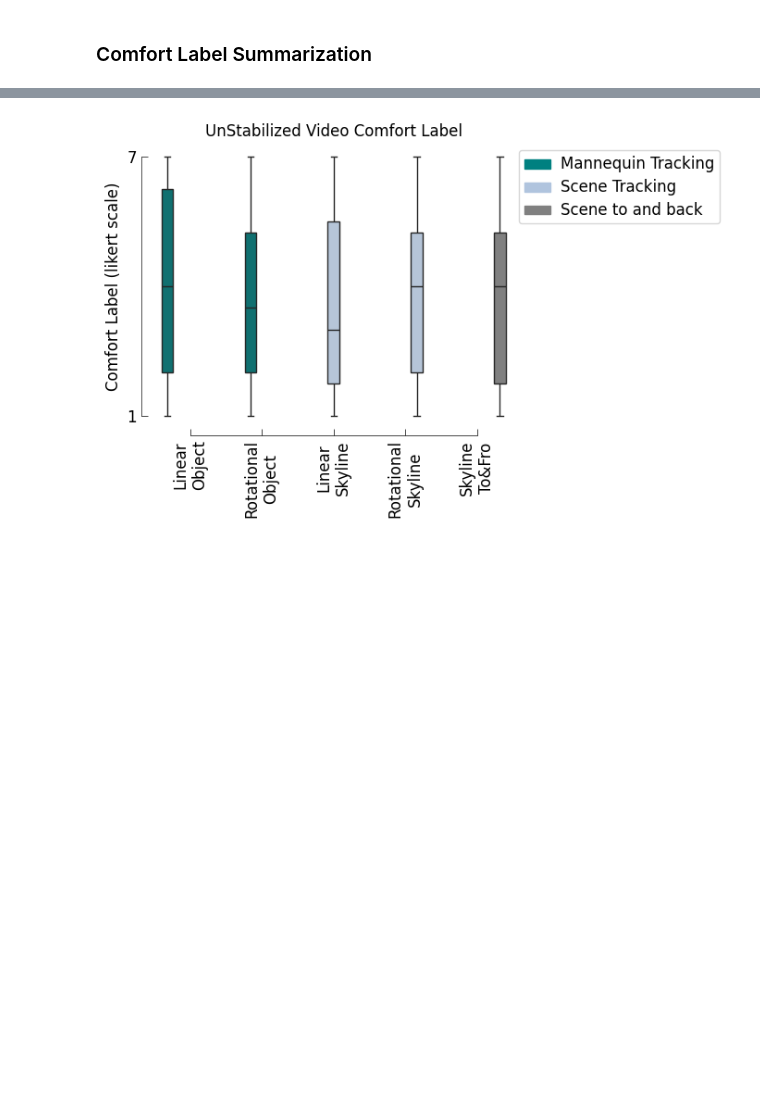
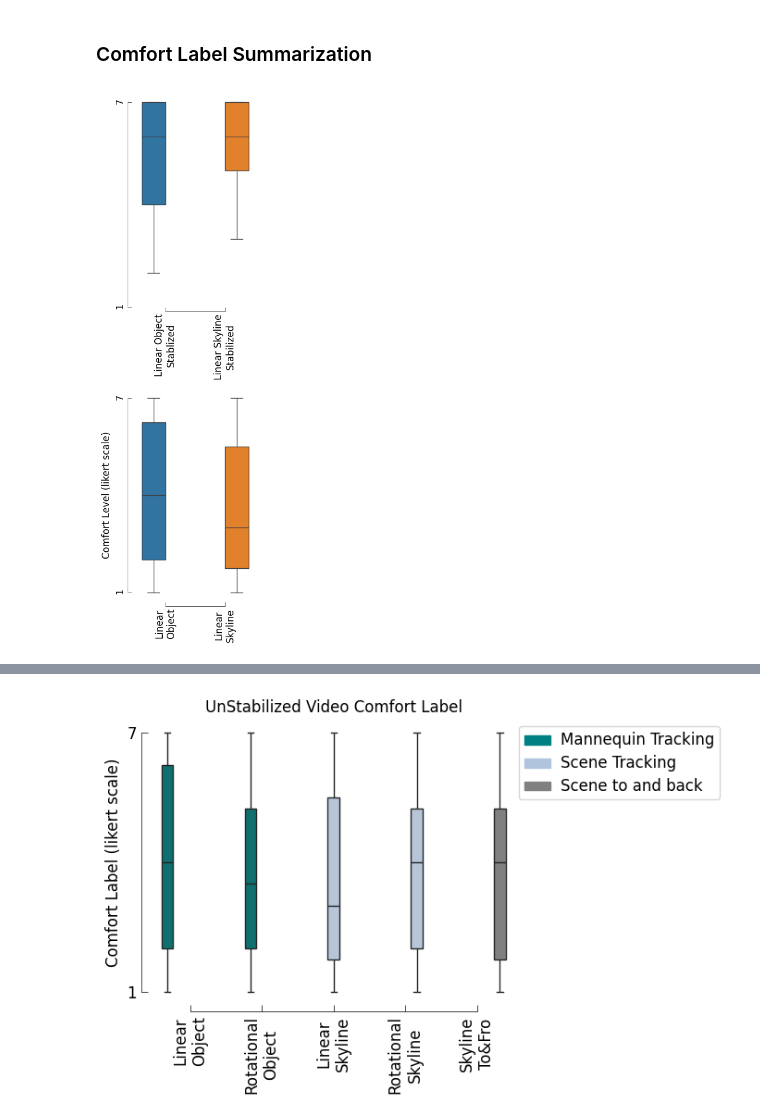
Before and after one commit to arunavanag591/fpv_drone_comfort_analysis, a Jupyter notebook: fpvSurveyDataAnalysis.ipynb, the cells around one changed output, grey strips where cells are left out. Saved outputs shown, nothing was run; the diff lists cells and outputs as text; code cells hidden in the pictures; blank space fills up the shorter version.

Commit message:
stat analysis for drone data

```diff
--- a/fpvSurveyDataAnalysis.ipynb
+++ b/fpvSurveyDataAnalysis.ipynb
@@ -27,7 +27,7 @@ from figurefirst import FigureLayout,mpl_functions
 # from google.colab import drive
 # drive.mount('/content/drive')
 # %%
-df = pd.read_csv('Dronecs791data_cleaned.csv')
+df = pd.read_csv('../Dronecs791data_cleaned.csv')
 df.keys()
 # %% [output]
 Index(['Timestamp', 'consent', 'time_started', 'age_group', 'gender',
@@ -89,40 +89,42 @@ linear_df_stabilized = df[['comfort_video2','building_comfort_video6' ]].copy()
 rotation_df = df[['comfort_video3','building_comfort_video7']].copy()
 rotation_df_stabilized = df[['comfort_video4','building_comfort_video8']].copy()
 # %%
-## Plot for H1: Participants will have a higher comfort ranking for linear trajectories
-# f,ax=plt.subplots(2,1,figsize=(3,10))
-# ax[0].grid(False)
-# ax[1].grid(False)
+# Plot for H1: Participants will have a higher comfort ranking for linear trajectories
+f,ax=plt.subplots(2,1,figsize=(3,10))
+ax[0].grid(False)
+ax[1].grid(False)
 
 
-# sns.boxplot(data=linear_df_stabilized, ax=ax[0], dodge=True)
-# sns.boxplot(data=linear_df, ax=ax[1], dodge=True)
+sns.boxplot(data=linear_df_stabilized, ax=ax[0], dodge=True, )
+sns.boxplot(data=linear_df, ax=ax[1], dodge=True)
 
 
-# mpl_functions.adjust_spines(ax[0],['left','bottom'],
-#                             spine_locations={'right': 4, 'bottom': 5},
-#                             smart_bounds=True,
-#                             yticks=[1,7],
-#                             linewidth=0.5)
+mpl_functions.adjust_spines(ax[0],['left','bottom'],
+                            spine_locations={'right': 4, 'bottom': 5},
+                            smart_bounds=True,
+                            yticks=[1,7],
+                            linewidth=0.5)
 
-# mpl_functions.adjust_spines(ax[1],['left','bottom'],
-#                             spine_locations={'right': 4, 'bottom': 5},
-#                             smart_bounds=True,
-#                             yticks=[1,7],
-#                             linewidth=0.5)
+mpl_functions.adjust_spines(ax[1],['left','bottom'],
+                            spine_locations={'right': 4, 'bottom': 5},
+                            smart_bounds=True,
+                            yticks=[1,7],
+                            linewidth=0.5)
 
-# label1=['Linear Object\nStablized', 'Linear Skyline\nStabilized']
-# label2=['Linear\nObject', 'Linear\nSkyline']
+label1=['Linear Object\nStablized', 'Linear Skyline\nStabilized']
+label2=['Linear\nObject', 'Linear\nSkyline']
 
-# ax[0].set_xticklabels(label1,rotation=90)
-# ax[1].set_xticklabels(label2,rotation=90)
+ax[0].set_xticklabels(label1,rotation=90)
+ax[1].set_xticklabels(label2,rotation=90)
 
-# ax[0].set_yticklabels(['1','7'],rotation=90)
-# ax[1].set_yticklabels(['1','7'],rotation=90)
+ax[0].set_yticklabels(['1','7'],rotation=90)
+ax[1].set_yticklabels(['1','7'],rotation=90)
 
-# ax[1].set_ylabel('Comfort Level (likert scale)')
+ax[1].set_ylabel('Comfort Level (likert scale)')
 
-# mpl_functions.set_fontsize(ax[0],12)
-# mpl_functions.set_fontsize(ax[1],12)
-# f.tight_layout()
+mpl_functions.set_fontsize(ax[0],12)
+mpl_functions.set_fontsize(ax[1],12)
+f.tight_layout()
+# %% [output]
+[figure, added]
 # %%
```
Also changed, not shown: parts of 3 cells of this notebook.
